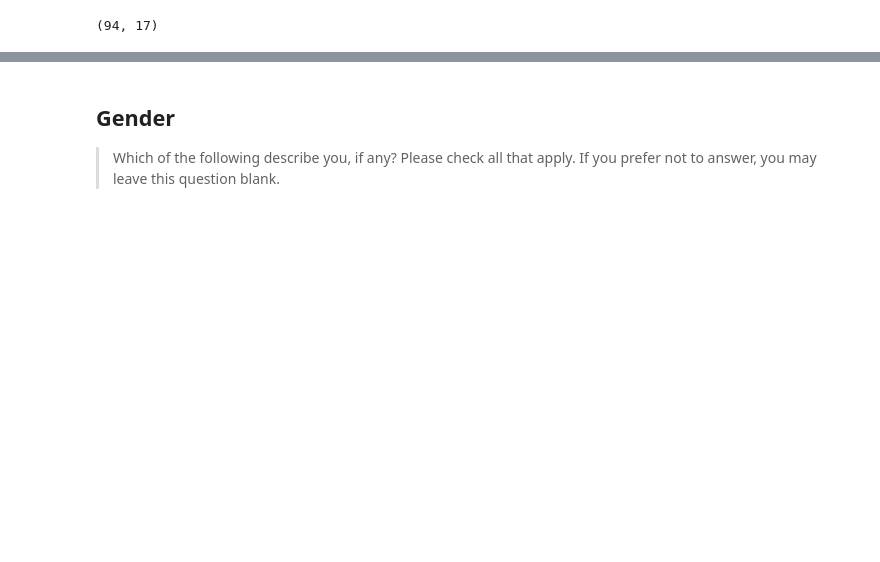
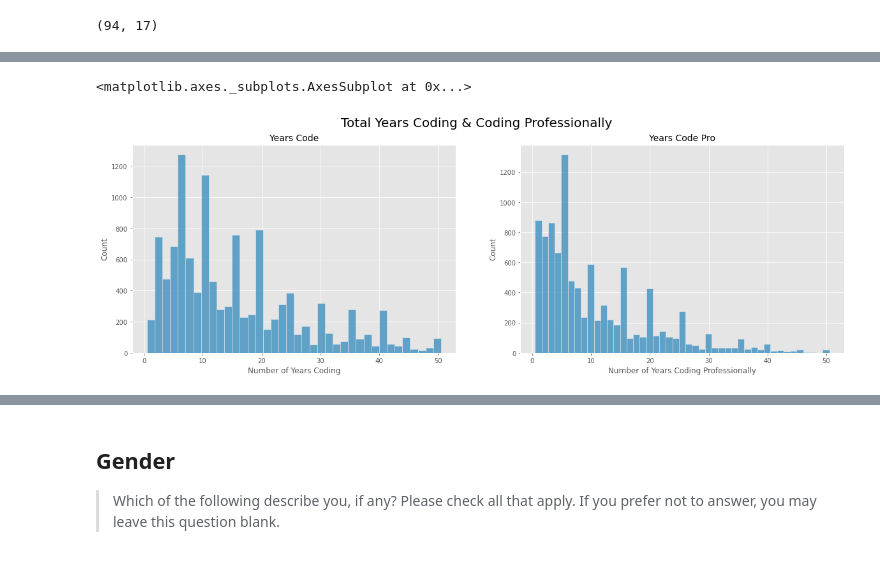
Before and after one commit to LisaHarrison08/stackOverflow_Survey, a Jupyter notebook: stackOverflow_survey.ipynb, the cells around one changed output, grey strips where cells are left out. Cells and saved outputs as stored; diff of their text form; code cells hidden in the pictures; blank space fills up the shorter version.

Commit message:
Used seaborn to plot distribution and review Years Coding and Coding Professionally

```diff
--- a/stackOverflow_survey.ipynb
+++ b/stackOverflow_survey.ipynb
@@ -251,0 +238,15 @@ sns.barplot(data = df_US,
+# %%
+fig, axes = plt.subplots(1, 2, sharex = False, sharey = False, figsize = (20,6))
+fig.suptitle("Total Years Coding & Coding Professionally", fontsize = 20)
+axes[0].set_title('Years Code', fontsize = 14)
+axes[0].set_xlabel('Number of Years Coding', fontsize = 12)
+axes[0].set_ylabel('Count', fontsize = 12)
+axes[1].set_title('Years Code Pro', fontsize = 14)
+axes[1].set_xlabel('Number of Years Coding Professionally', fontsize = 12)
+axes[1].set_ylabel('Count', fontsize = 12)
+
+sns.histplot(ax = axes[0],data=df_US['YearsCode'])
+sns.histplot(ax = axes[1], data=df_US['YearsCodePro'])
+# %% [output]
+<matplotlib.axes._subplots.AxesSubplot at 0x...>
+[figure, added]
```
Also changed, not shown: parts of 13 cells of this notebook.
